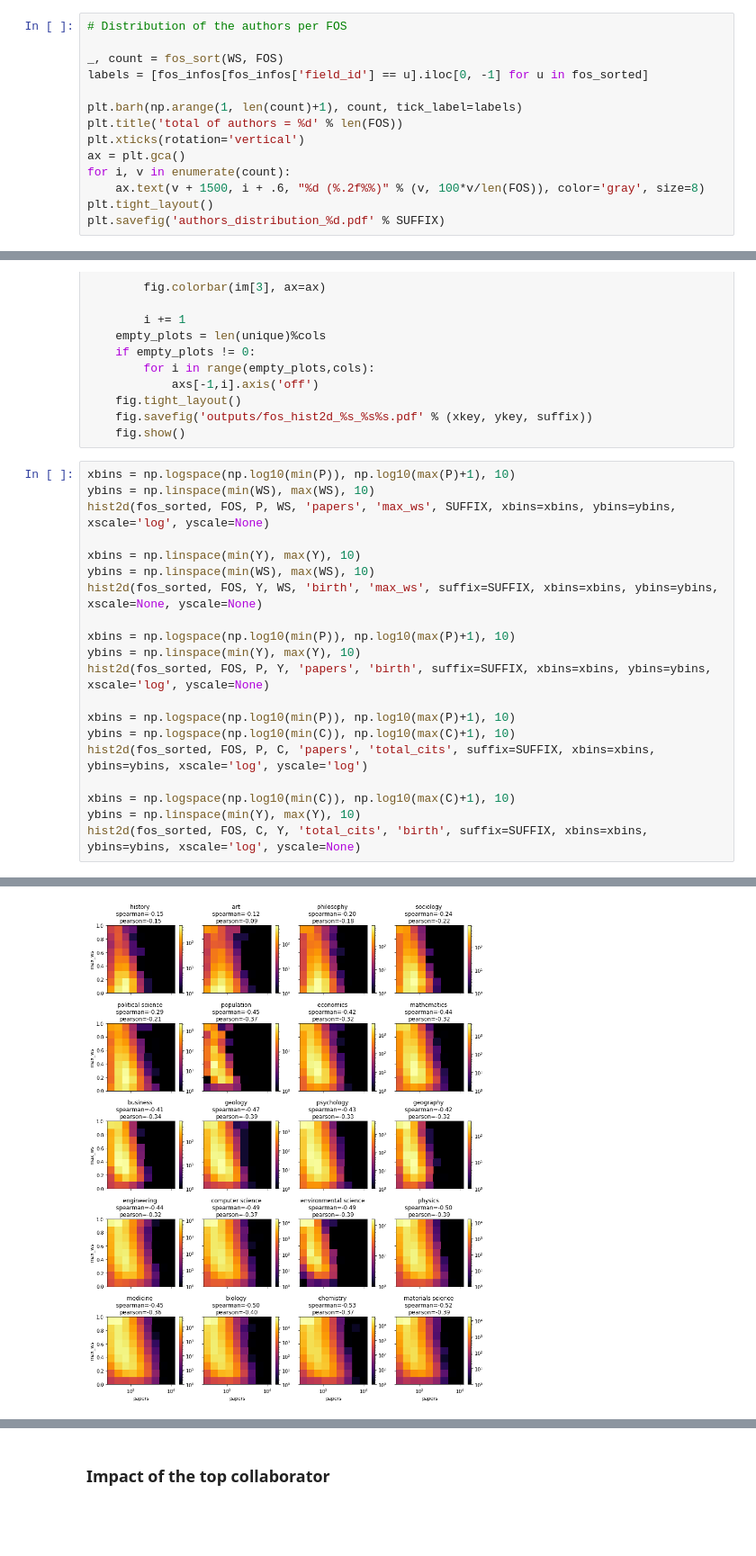
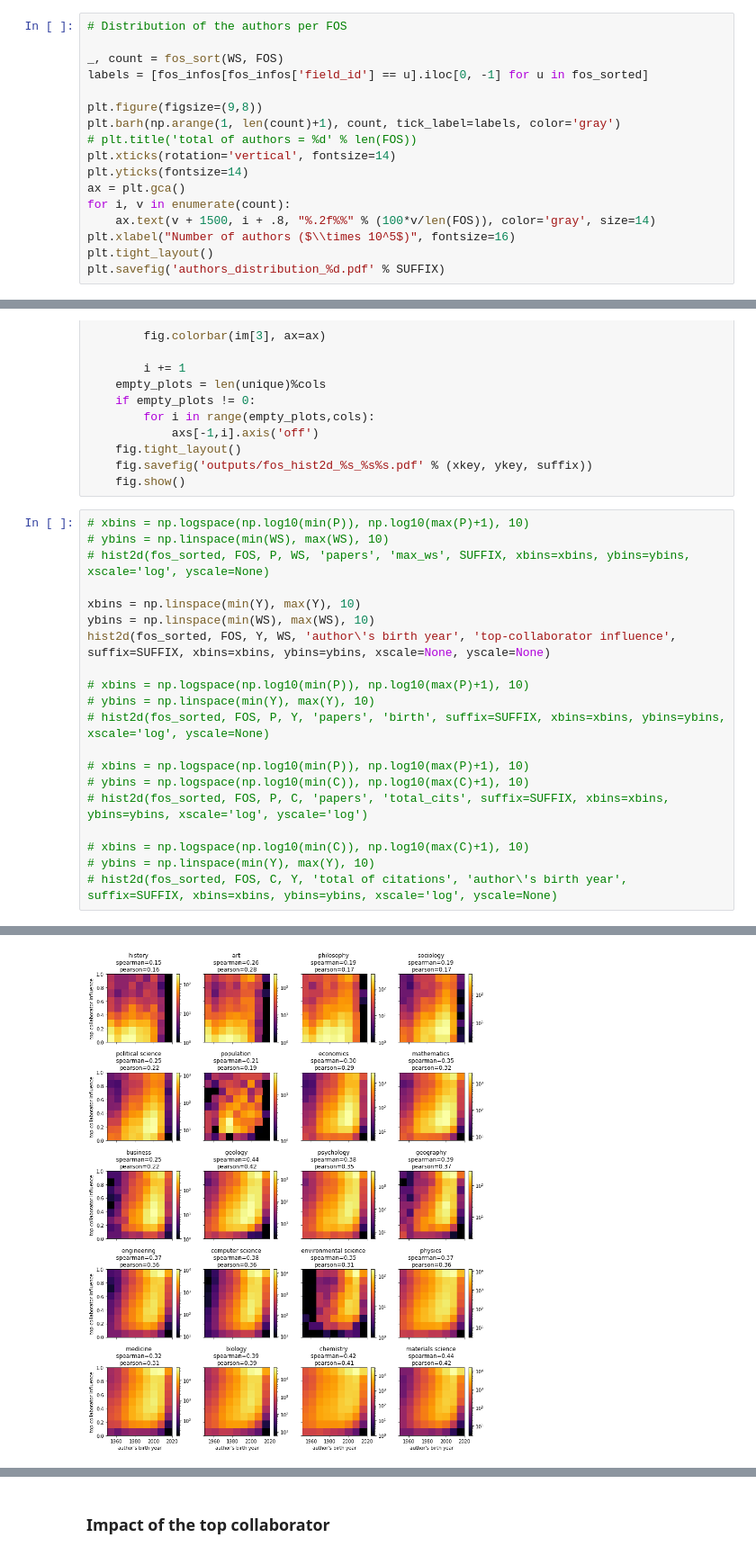
Before and after one commit to carolmb/influence-of-prolific-collaborations-on-authors-productivity-and-visibility, a Jupyter notebook: s8_authors_stats_by_fos.ipynb, the cells around one changed output, grey strips where cells are left out. Shown at 90% size. Cells and saved outputs as stored; diff of their text form; blank space fills up the shorter version.

```diff
--- a/s8_authors_stats_by_fos.ipynb
+++ b/s8_authors_stats_by_fos.ipynb
@@ -157,12 +173,15 @@ fos_infos.head()
 _, count = fos_sort(WS, FOS)
 labels = [fos_infos[fos_infos['field_id'] == u].iloc[0, -1] for u in fos_sorted]
 
-plt.barh(np.arange(1, len(count)+1), count, tick_label=labels)
-plt.title('total of authors = %d' % len(FOS))
-plt.xticks(rotation='vertical')
+plt.figure(figsize=(9,8))
+plt.barh(np.arange(1, len(count)+1), count, tick_label=labels, color='gray')
+# plt.title('total of authors = %d' % len(FOS))
+plt.xticks(rotation='vertical', fontsize=14)
+plt.yticks(fontsize=14)
 ax = plt.gca()
 for i, v in enumerate(count):
-    ax.text(v + 1500, i + .6, "%d (%.2f%%)" % (v, 100*v/len(FOS)), color='gray', size=8)
+    ax.text(v + 1500, i + .8, "%.2f%%" % (100*v/len(FOS)), color='gray', size=14)
+plt.xlabel("Number of authors ($\\times 10^5$)", fontsize=16)
 plt.tight_layout()
 plt.savefig('authors_distribution_%d.pdf' % SUFFIX)
 # %% [output]
@@ -220,24 +239,24 @@ def hist2d(unique, fos, xdata, ydata, xkey, ykey, suffix, xbins, ybins, yscale=N
     fig.savefig('outputs/fos_hist2d_%s_%s%s.pdf' % (xkey, ykey, suffix))
     fig.show()
 # %%
-xbins = np.logspace(np.log10(min(P)), np.log10(max(P)+1), 10)
-ybins = np.linspace(min(WS), max(WS), 10)
-hist2d(fos_sorted, FOS, P, WS, 'papers', 'max_ws', SUFFIX, xbins=xbins, ybins=ybins, xscale='log', yscale=None)
+# xbins = np.logspace(np.log10(min(P)), np.log10(max(P)+1), 10)
+# ybins = np.linspace(min(WS), max(WS), 10)
+# hist2d(fos_sorted, FOS, P, WS, 'papers', 'max_ws', SUFFIX, xbins=xbins, ybins=ybins, xscale='log', yscale=None)
 
 xbins = np.linspace(min(Y), max(Y), 10)
 ybins = np.linspace(min(WS), max(WS), 10)
-hist2d(fos_sorted, FOS, Y, WS, 'birth', 'max_ws', suffix=SUFFIX, xbins=xbins, ybins=ybins, xscale=None, yscale=None)
+hist2d(fos_sorted, FOS, Y, WS, 'author\'s birth year', 'top-collaborator influence', suffix=SUFFIX, xbins=xbins, ybins=ybins, xscale=None, yscale=None)
 
-xbins = np.logspace(np.log10(min(P)), np.log10(max(P)+1), 10)
-ybins = np.linspace(min(Y), max(Y), 10)
-hist2d(fos_sorted, FOS, P, Y, 'papers', 'birth', suffix=SUFFIX, xbins=xbins, ybins=ybins, xscale='log', yscale=None)
+# xbins = np.logspace(np.log10(min(P)), np.log10(max(P)+1), 10)
+# ybins = np.linspace(min(Y), max(Y), 10)
+# hist2d(fos_sorted, FOS, P, Y, 'papers', 'birth', suffix=SUFFIX, xbins=xbins, ybins=ybins, xscale='log', yscale=None)
 
-xbins = np.logspace(np.log10(min(P)), np.log10(max(P)+1), 10)
-ybins = np.logspace(np.log10(min(C)), np.log10(max(C)+1), 10)
-hist2d(fos_sorted, FOS, P, C, 'papers', 'total_cits', suffix=SUFFIX, xbins=xbins, ybins=ybins, xscale='log', yscale='log')
+# xbins = np.logspace(np.log10(min(P)), np.log10(max(P)+1), 10)
+# ybins = np.logspace(np.log10(min(C)), np.log10(max(C)+1), 10)
+# hist2d(fos_sorted, FOS, P, C, 'papers', 'total_cits', suffix=SUFFIX, xbins=xbins, ybins=ybins, xscale='log', yscale='log')
 
-xbins = np.logspace(np.log10(min(C)), np.log10(max(C)+1), 10)
-ybins = np.linspace(min(Y), max(Y), 10)
-hist2d(fos_sorted, FOS, C, Y, 'total_cits', 'birth', suffix=SUFFIX, xbins=xbins, ybins=ybins, xscale='log', yscale=None)
+# xbins = np.logspace(np.log10(min(C)), np.log10(max(C)+1), 10)
+# ybins = np.linspace(min(Y), max(Y), 10)
+# hist2d(fos_sorted, FOS, C, Y, 'total of citations', 'author\'s birth year', suffix=SUFFIX, xbins=xbins, ybins=ybins, xscale='log', yscale=None)
 # %% [output]
 5 4
@@ -248 +263 @@ hist2d(fos_sorted, FOS, C, Y, 'total_cits', 'birth', suffix=SUFFIX, xbins=xbins,
-[figure, old version]
+[figure, new version]
```
Also changed, not shown: parts of 8 cells of this notebook, 5 other files.
